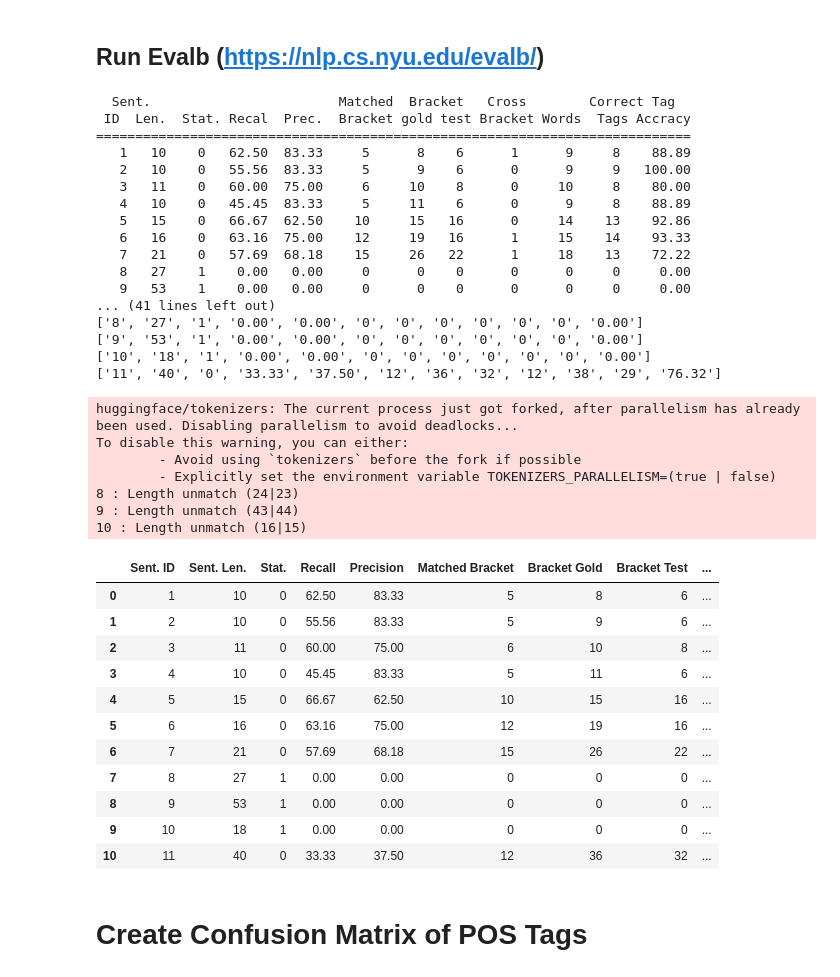
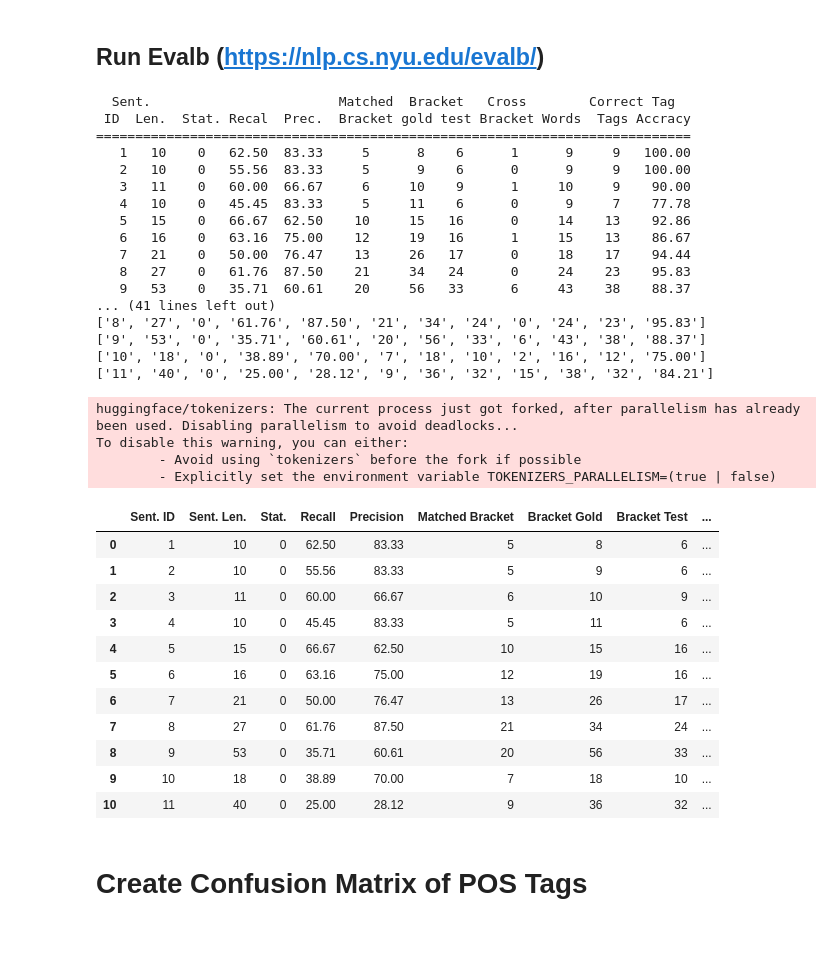
Before and after one commit to TimLukaHorstmann/L95-Project, a Jupyter notebook: parsing.ipynb, the cells around one changed output. Drawn from its saved outputs; the diff is of its cells as text; code cells hidden in the pictures; blank space fills up the shorter version.

```diff
--- a/parsing.ipynb
+++ b/parsing.ipynb
@@ -278,7 +278,7 @@ def run_evalb(evalb_path, gold_file, test_file, result_file):
         subprocess.run(command, stdout=output_file, text=True)
 
 
-for parser_to_eval in ["charniak"]: #, "berkeley"]:
+for parser_to_eval in ["berkeley"]:
     test_file = f"{parser_to_eval}_trees.txt"
     evalb_path = 'EVALB/evalb'
     result_file_path = f'{test_file.split("_")[0]}_evalb_{datetime.today().strftime("%Y-%m-%d")}.txt'
@@ -330,56 +330,53 @@ for parser_to_eval in ["charniak"]: #, "berkeley"]:
                     data['Correct Words'].append(int(parts[9]))
                     data['Correct Tags'].append(int(parts[10]))
                     data['Tag Accuracy'].append(float(parts[11]))
 
         # Create a DataFrame from the lists
         df = pd.DataFrame(data)
         return df
 
     # Optionally, read and print the results
     with open(result_file_path, 'r') as file:
         results = file.read()
         print(results)
 
     df_results = read_evalb_results_to_dataframe(result_file_path)
 
 df_results
 # %% [output]
   Sent.                        Matched  Bracket   Cross        Correct Tag
  ID  Len.  Stat. Recal  Prec.  Bracket gold test Bracket Words  Tags Accracy
 ============================================================================
-   1   10    0   62.50  83.33     5      8    6      1      9     8    88.89
+   1   10    0   62.50  83.33     5      8    6      1      9     9   100.00
    2   10    0   55.56  83.33     5      9    6      0      9     9   100.00
-   3   11    0   60.00  75.00     6     10    8      0     10     8    80.00
-   4   10    0   45.45  83.33     5     11    6      0      9     8    88.89
+   3   11    0   60.00  66.67     6     10    9      1     10     9    90.00
+   4   10    0   45.45  83.33     5     11    6      0      9     7    77.78
    5   15    0   66.67  62.50    10     15   16      0     14    13    92.86
-   6   16    0   63.16  75.00    12     19   16      1     15    14    93.33
-   7   21    0   57.69  68.18    15     26   22      1     18    13    72.22
-   8   27    1    0.00   0.00     0      0    0      0      0     0     0.00
-   9   53    1    0.00   0.00     0      0    0      0      0     0     0.00
+   6   16    0   63.16  75.00    12     19   16      1     15    13    86.67
+   7   21    0   50.00  76.47    13     26   17      0     18    17    94.44
+   8   27    0   61.76  87.50    21     34   24      0     24    23    95.83
+   9   53    0   35.71  60.61    20     56   33      6     43    38    88.37
 ... (41 lines left out)
-['8', '27', '1', '0.00', '0.00', '0', '0', '0', '0', '0', '0', '0.00']
-['9', '53', '1', '0.00', '0.00', '0', '0', '0', '0', '0', '0', '0.00']
-['10', '18', '1', '0.00', '0.00', '0', '0', '0', '0', '0', '0', '0.00']
-['11', '40', '0', '33.33', '37.50', '12', '36', '32', '12', '38', '29', '76.32']
+['8', '27', '0', '61.76', '87.50', '21', '34', '24', '0', '24', '23', '95.83']
+['9', '53', '0', '35.71', '60.61', '20', '56', '33', '6', '43', '38', '88.37']
+['10', '18', '0', '38.89', '70.00', '7', '18', '10', '2', '16', '12', '75.00']
+['11', '40', '0', '25.00', '28.12', '9', '36', '32', '15', '38', '32', '84.21']
 huggingface/tokenizers: The current process just got forked, after parallelism has already been used. Disabling parallelism to avoid deadlocks...
 To disable this warning, you can either:
         - Avoid using `tokenizers` before the fork if possible
         - Explicitly set the environment variable TOKENIZERS_PARALLELISM=(true | false)
-8 : Length unmatch (24|23)
-9 : Length unmatch (43|44)
-10 : Length unmatch (16|15)
 |  | Sent. ID | Sent. Len. | Stat. | Recall | Precision | Matched Bracket | Bracket Gold | Bracket Test | ... |
 | 0 | 1 | 10 | 0 | 62.50 | 83.33 | 5 | 8 | 6 | ... |
 | 1 | 2 | 10 | 0 | 55.56 | 83.33 | 5 | 9 | 6 | ... |
-| 2 | 3 | 11 | 0 | 60.00 | 75.00 | 6 | 10 | 8 | ... |
+| 2 | 3 | 11 | 0 | 60.00 | 66.67 | 6 | 10 | 9 | ... |
 | 3 | 4 | 10 | 0 | 45.45 | 83.33 | 5 | 11 | 6 | ... |
 | 4 | 5 | 15 | 0 | 66.67 | 62.50 | 10 | 15 | 16 | ... |
 | 5 | 6 | 16 | 0 | 63.16 | 75.00 | 12 | 19 | 16 | ... |
-| 6 | 7 | 21 | 0 | 57.69 | 68.18 | 15 | 26 | 22 | ... |
-| 7 | 8 | 27 | 1 | 0.00 | 0.00 | 0 | 0 | 0 | ... |
-| 8 | 9 | 53 | 1 | 0.00 | 0.00 | 0 | 0 | 0 | ... |
-| 9 | 10 | 18 | 1 | 0.00 | 0.00 | 0 | 0 | 0 | ... |
-| 10 | 11 | 40 | 0 | 33.33 | 37.50 | 12 | 36 | 32 | ... |
+| 6 | 7 | 21 | 0 | 50.00 | 76.47 | 13 | 26 | 17 | ... |
+| 7 | 8 | 27 | 0 | 61.76 | 87.50 | 21 | 34 | 24 | ... |
+| 8 | 9 | 53 | 0 | 35.71 | 60.61 | 20 | 56 | 33 | ... |
+| 9 | 10 | 18 | 0 | 38.89 | 70.00 | 7 | 18 | 10 | ... |
+| 10 | 11 | 40 | 0 | 25.00 | 28.12 | 9 | 36 | 32 | ... |
 # %% [markdown]
 # Create Confusion Matrix of POS Tags
 # %%
```
Also changed, not shown: parts of 12 cells of this notebook, 2 other files.
